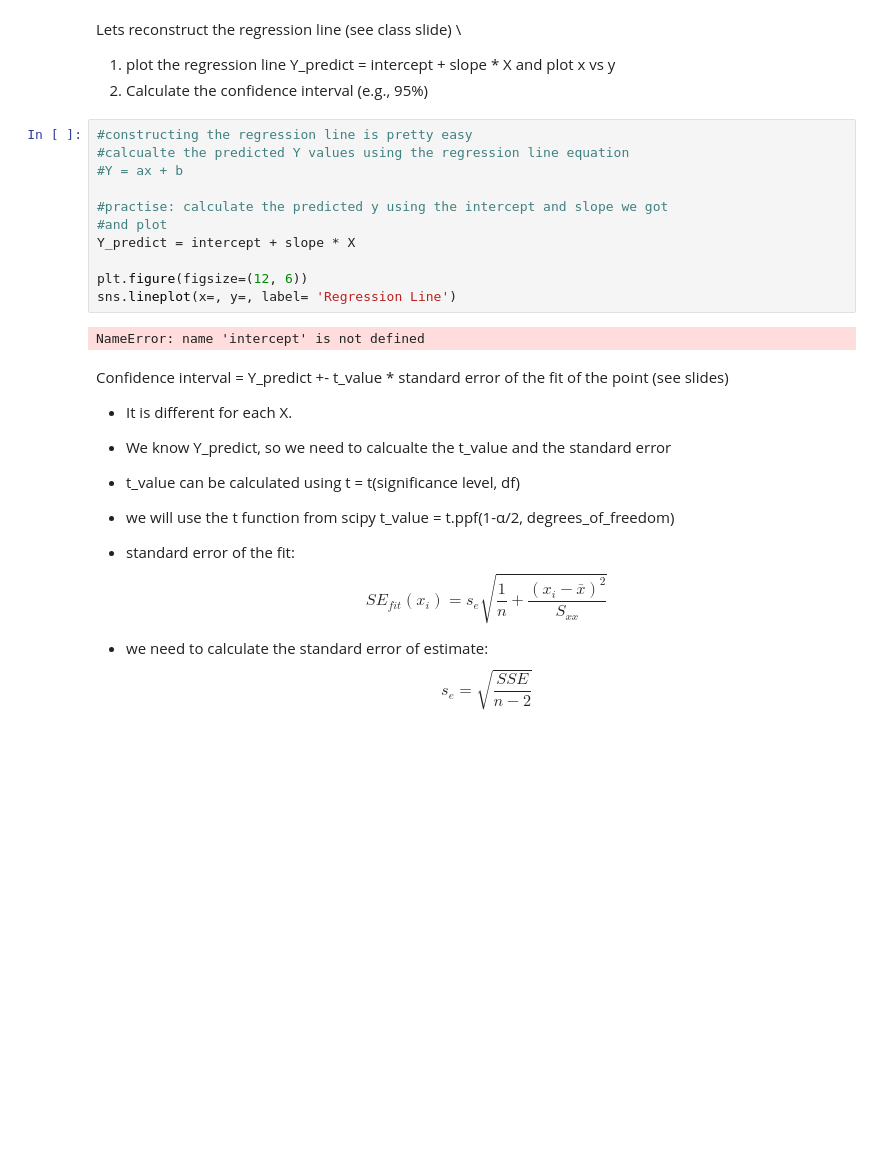
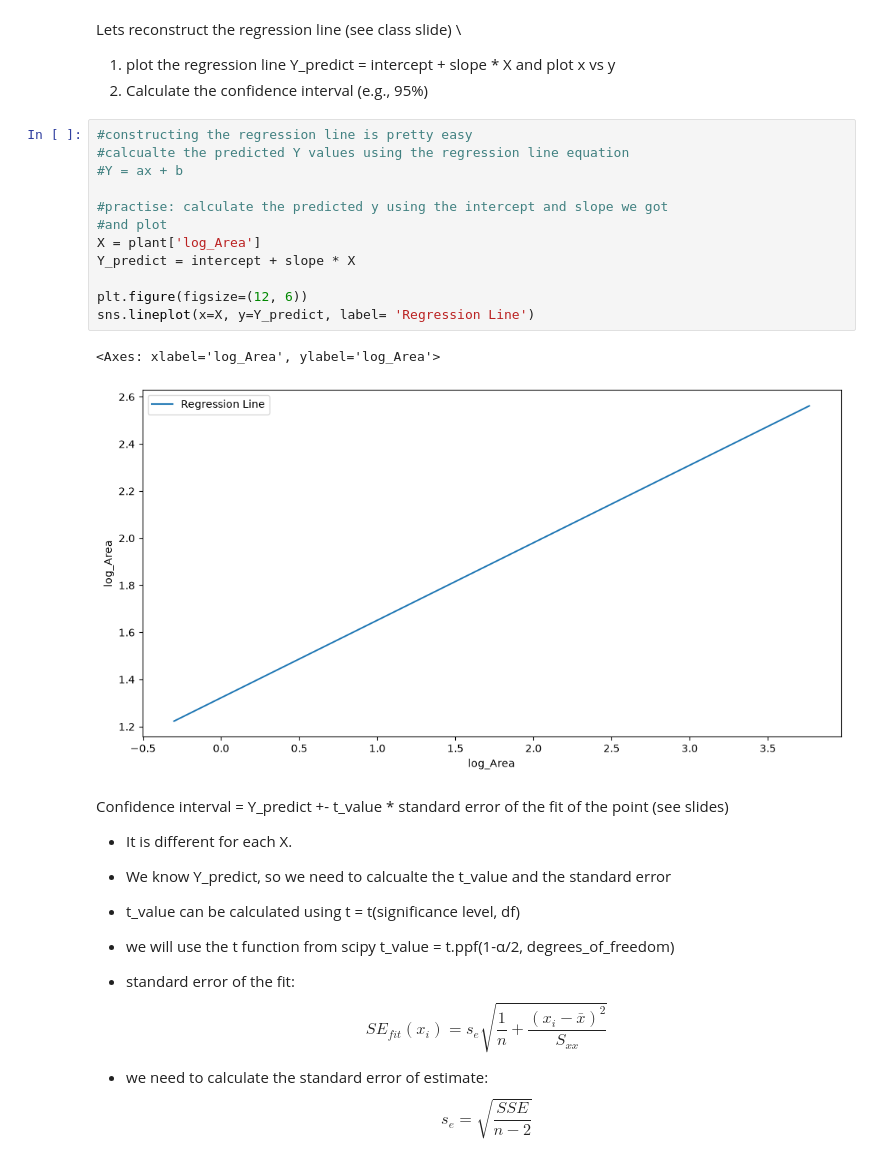
Before and after one commit to MicroTeaspoon/OCNG470, a Jupyter notebook: Lab5/Lab 5_classdemo.ipynb, the cells around one changed output. Saved outputs shown, nothing was run; the diff lists cells and outputs as text; blank space fills up the shorter version.

```diff
--- a/Lab5/Lab 5_classdemo.ipynb
+++ b/Lab5/Lab 5_classdemo.ipynb
@@ -100,16 +142,18 @@ Lets reconstruct the regression line (see class slide) \
 # %%
 #constructing the regression line is pretty easy
 #calcualte the predicted Y values using the regression line equation
 #Y = ax + b
 
 #practise: calculate the predicted y using the intercept and slope we got
 #and plot
+X = plant['log_Area']
 Y_predict = intercept + slope * X
 
 plt.figure(figsize=(12, 6))
-sns.lineplot(x=, y=, label= 'Regression Line')
+sns.lineplot(x=X, y=Y_predict, label= 'Regression Line')
 # %% [output]
-NameError: name 'intercept' is not defined
+<Axes: xlabel='log_Area', ylabel='log_Area'>
+[figure, added]
 # %% [markdown]
 Confidence interval = Y_predict +- t_value * standard error of the fit of the point (see slides)
 - It is different for each X.
```
Also changed, not shown: parts of 13 cells of this notebook, 12 other files.
